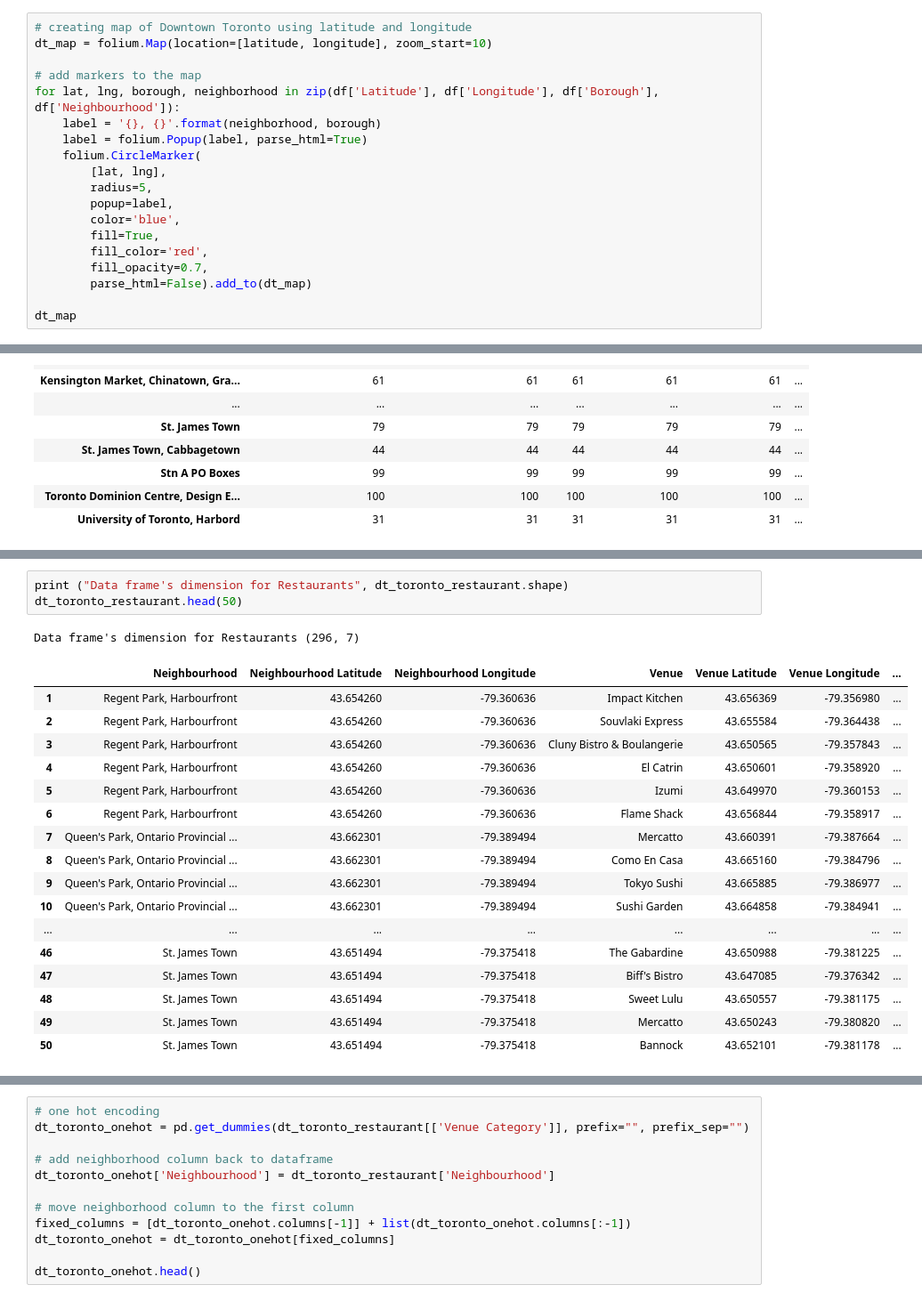
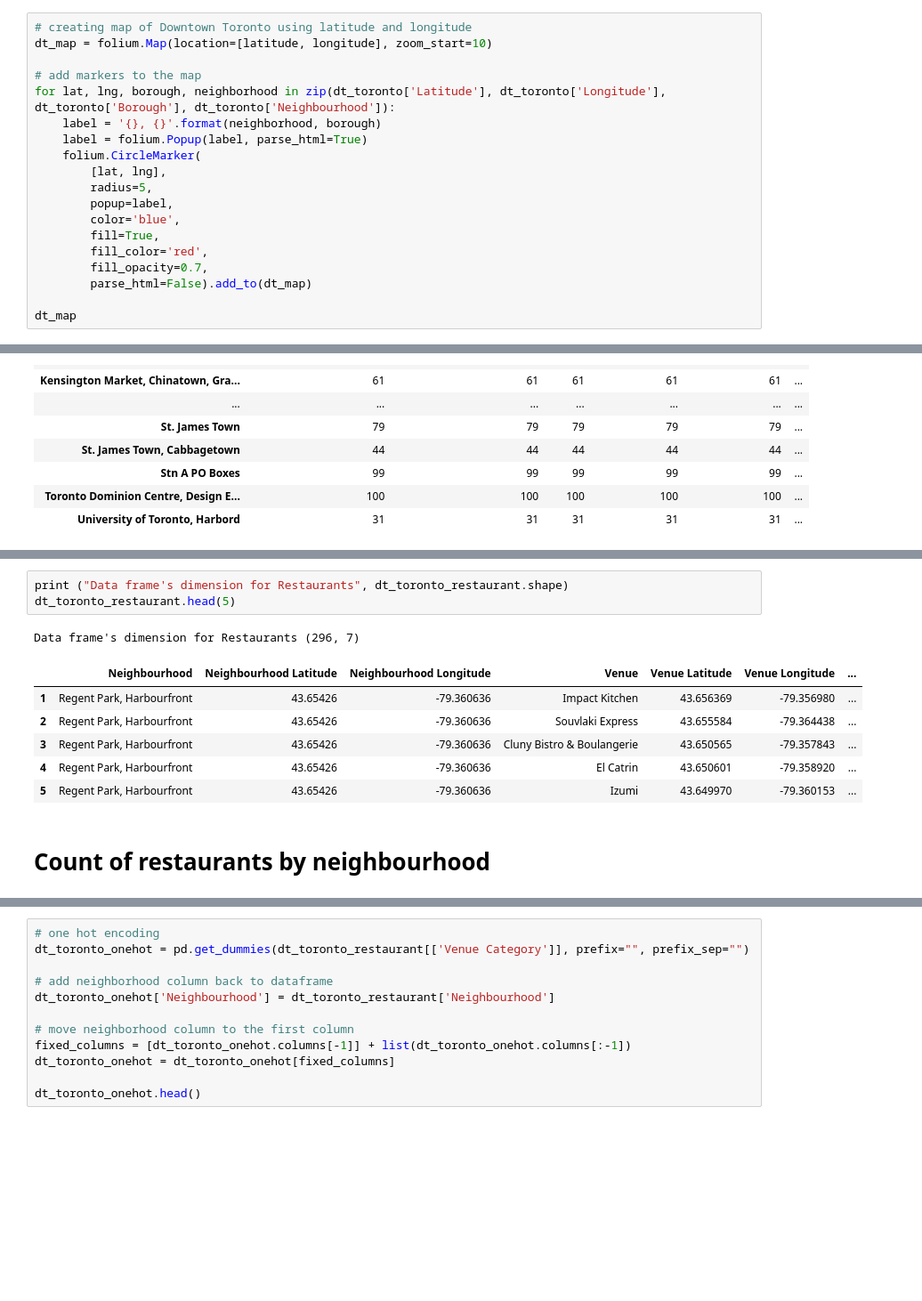
Before and after one commit to vasanst/Coursera_Capstone2, a Jupyter notebook: Week 5 - Capstone Project - Complete Coding.ipynb, the cells around one changed output, grey strips where cells are left out. Shown at 89% size. Drawn from its saved outputs; the diff is of its cells as text; blank space fills up the shorter version.

```diff
--- a/Week 5 - Capstone Project - Complete Coding.ipynb
+++ b/Week 5 - Capstone Project - Complete Coding.ipynb
@@ -172,7 +166,7 @@ The geograpical coordinate of Downtown Toronto  is 43.6541737, -79.3808116451340
 dt_map = folium.Map(location=[latitude, longitude], zoom_start=10)
 
 # add markers to the map
-for lat, lng, borough, neighborhood in zip(df['Latitude'], df['Longitude'], df['Borough'], df['Neighbourhood']):
+for lat, lng, borough, neighborhood in zip(dt_toronto['Latitude'], dt_toronto['Longitude'], dt_toronto['Borough'], dt_toronto['Neighbourhood']):
     label = '{}, {}'.format(neighborhood, borough)
     label = folium.Popup(label, parse_html=True)
     folium.CircleMarker(
@@ -374,25 +386,16 @@ plt.show()
 <Figure size 1296x504 with 0 Axes>
 # %%
 print ("Data frame's dimension for Restaurants", dt_toronto_restaurant.shape)
-dt_toronto_restaurant.head(50)
+dt_toronto_restaurant.head(5)
 # %% [output]
 Data frame's dimension for Restaurants (296, 7)
 |  | Neighbourhood | Neighbourhood Latitude | Neighbourhood Longitude | Venue | Venue Latitude | Venue Longitude | ... |
-| 1 | Regent Park, Harbourfront | 43.654260 | -79.360636 | Impact Kitchen | 43.656369 | -79.356980 | ... |
-| 2 | Regent Park, Harbourfront | 43.654260 | -79.360636 | Souvlaki Express | 43.655584 | -79.364438 | ... |
-| 3 | Regent Park, Harbourfront | 43.654260 | -79.360636 | Cluny Bistro & Boulangerie | 43.650565 | -79.357843 | ... |
-| 4 | Regent Park, Harbourfront | 43.654260 | -79.360636 | El Catrin | 43.650601 | -79.358920 | ... |
-| 5 | Regent Park, Harbourfront | 43.654260 | -79.360636 | Izumi | 43.649970 | -79.360153 | ... |
-| 6 | Regent Park, Harbourfront | 43.654260 | -79.360636 | Flame Shack | 43.656844 | -79.358917 | ... |
-| 7 | Queen's Park, Ontario Provincial ... | 43.662301 | -79.389494 | Mercatto | 43.660391 | -79.387664 | ... |
-| 8 | Queen's Park, Ontario Provincial ... | 43.662301 | -79.389494 | Como En Casa | 43.665160 | -79.384796 | ... |
-| 9 | Queen's Park, Ontario Provincial ... | 43.662301 | -79.389494 | Tokyo Sushi | 43.665885 | -79.386977 | ... |
-| 10 | Queen's Park, Ontario Provincial ... | 43.662301 | -79.389494 | Sushi Garden | 43.664858 | -79.384941 | ... |
-| ... | ... | ... | ... | ... | ... | ... | ... |
-| 46 | St. James Town | 43.651494 | -79.375418 | The Gabardine | 43.650988 | -79.381225 | ... |
-| 47 | St. James Town | 43.651494 | -79.375418 | Biff's Bistro | 43.647085 | -79.376342 | ... |
-| 48 | St. James Town | 43.651494 | -79.375418 | Sweet Lulu | 43.650557 | -79.381175 | ... |
-| 49 | St. James Town | 43.651494 | -79.375418 | Mercatto | 43.650243 | -79.380820 | ... |
-| 50 | St. James Town | 43.651494 | -79.375418 | Bannock | 43.652101 | -79.381178 | ... |
+| 1 | Regent Park, Harbourfront | 43.65426 | -79.360636 | Impact Kitchen | 43.656369 | -79.356980 | ... |
+| 2 | Regent Park, Harbourfront | 43.65426 | -79.360636 | Souvlaki Express | 43.655584 | -79.364438 | ... |
+| 3 | Regent Park, Harbourfront | 43.65426 | -79.360636 | Cluny Bistro & Boulangerie | 43.650565 | -79.357843 | ... |
+| 4 | Regent Park, Harbourfront | 43.65426 | -79.360636 | El Catrin | 43.650601 | -79.358920 | ... |
+| 5 | Regent Park, Harbourfront | 43.65426 | -79.360636 | Izumi | 43.649970 | -79.360153 | ... |
+# %% [markdown]
+# Count of restaurants by neighbourhood
 # %%
 dt_toronto_restaurant_modified = dt_toronto_restaurant.groupby(['Neighbourhood'])['Venue Category'].apply(lambda x: x[x.str.contains('Restaurant')].count())
```
Also changed, not shown: parts of 56 cells of this notebook.
